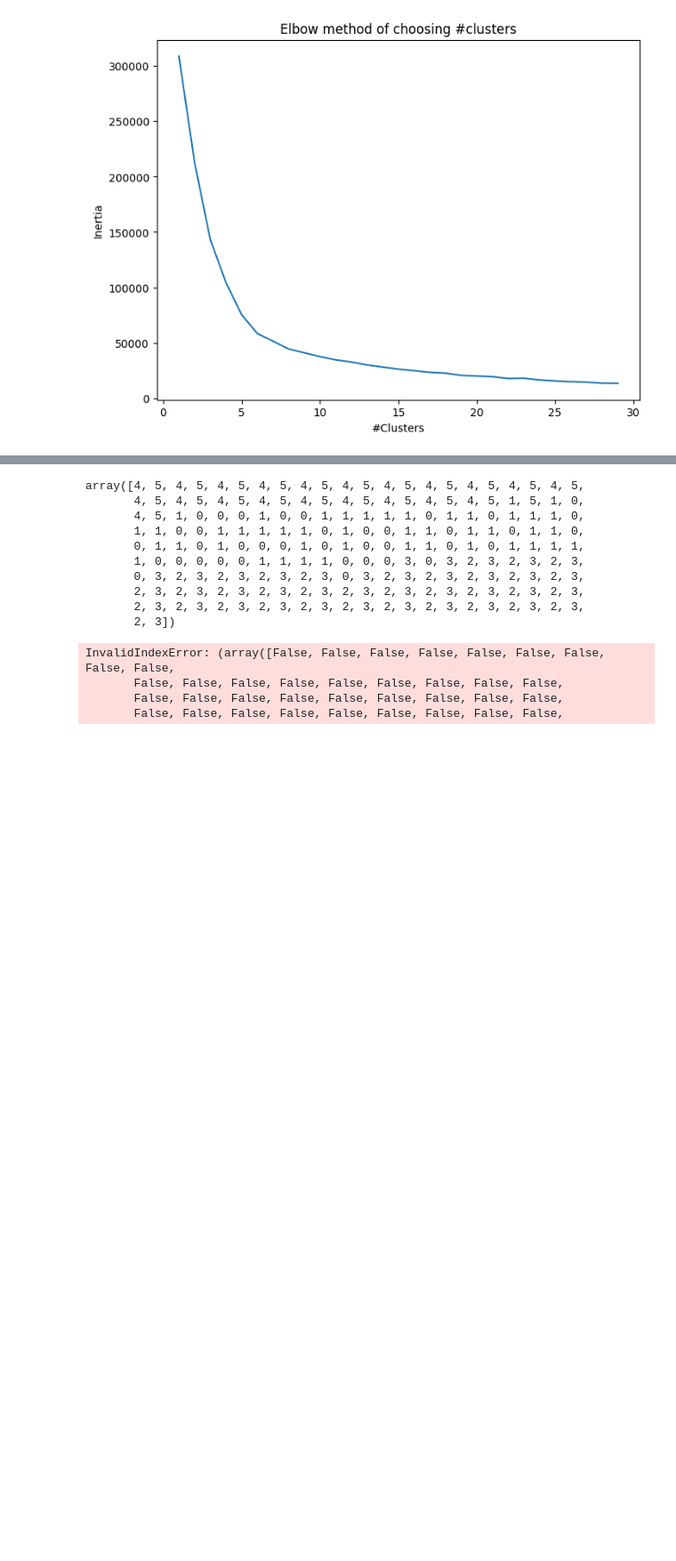
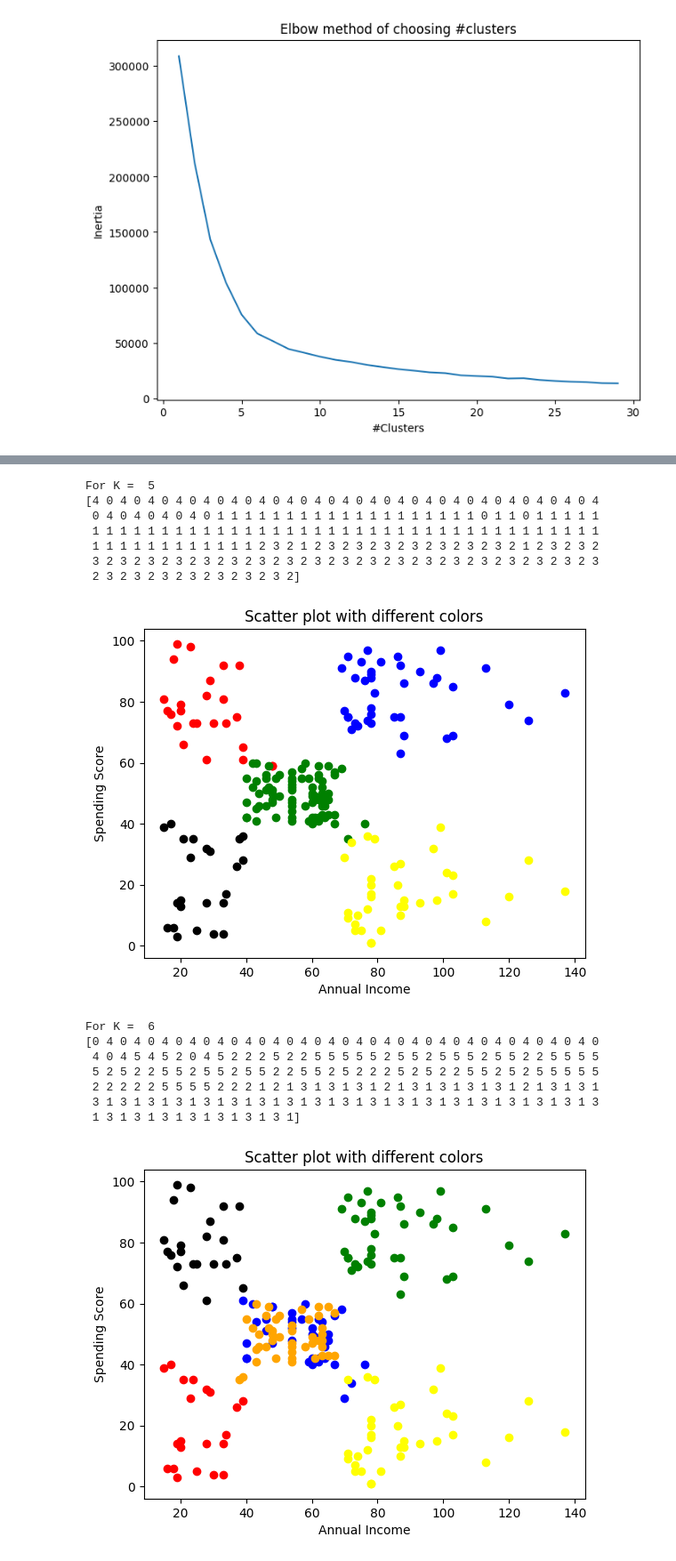
Before and after one commit to biswajit-github-2022/PRODIGY_ML_02, a Jupyter notebook: main_work.ipynb, the cells around one changed output, grey strips where cells are left out. Shown at 89% size. Drawn from its saved outputs; the diff is of its cells as text; code cells hidden in the pictures; blank space fills up the shorter version.

```diff
--- a/main_work.ipynb
+++ b/main_work.ipynb
@@ -81,28 +82,33 @@ plt.show()
-# %%
-model=KMeans(n_clusters=6)
-y=model.fit_predict(raw_data)
-# %%
-y
-# %% [output]
-array([4, 5, 4, 5, 4, 5, 4, 5, 4, 5, 4, 5, 4, 5, 4, 5, 4, 5, 4, 5, 4, 5,
-       4, 5, 4, 5, 4, 5, 4, 5, 4, 5, 4, 5, 4, 5, 4, 5, 4, 5, 1, 5, 1, 0,
-       4, 5, 1, 0, 0, 0, 1, 0, 0, 1, 1, 1, 1, 1, 0, 1, 1, 0, 1, 1, 1, 0,
-       1, 1, 0, 0, 1, 1, 1, 1, 1, 0, 1, 0, 0, 1, 1, 0, 1, 1, 0, 1, 1, 0,
-       0, 1, 1, 0, 1, 0, 0, 0, 1, 0, 1, 0, 0, 1, 1, 0, 1, 0, 1, 1, 1, 1,
-       1, 0, 0, 0, 0, 0, 1, 1, 1, 1, 0, 0, 0, 3, 0, 3, 2, 3, 2, 3, 2, 3,
-       0, 3, 2, 3, 2, 3, 2, 3, 2, 3, 0, 3, 2, 3, 2, 3, 2, 3, 2, 3, 2, 3,
-       2, 3, 2, 3, 2, 3, 2, 3, 2, 3, 2, 3, 2, 3, 2, 3, 2, 3, 2, 3, 2, 3,
-       2, 3, 2, 3, 2, 3, 2, 3, 2, 3, 2, 3, 2, 3, 2, 3, 2, 3, 2, 3, 2, 3,
-       2, 3])
-# %%
-plt.scatter(raw_data[y==0,1],raw_data[y==0,2],color='b')
-plt.scatter(raw_data[y==1,1],raw_data[y==1,2],color='r')
-plt.scatter(raw_data[y==2,1],raw_data[y==2,2],color='orange')
-plt.scatter(raw_data[y==3,1],raw_data[y==3,2],color='g')
-plt.scatter(raw_data[y==4,1],raw_data[y==4,2],color='pink')
-plt.scatter(raw_data[y==5,1],raw_data[y==5,2],color='y')
-# %% [output]
-InvalidIndexError: (array([False, False, False, False, False, False, False, False, False,
-       False, False, False, False, False, False, False, False, False,
-       False, False, False, False, False, False, False, False, False,
-       False, False, False, False, False, False, False, False, False,
+# %%
+for i in range(5,9) :
+    print("For K = ",i)
+    model=KMeans(n_clusters=i)
+    y=model.fit_predict(raw_data)
+    print(y)
+    colors = ['red', 'green', 'blue','yellow', 'black','orange', 'violet', 'pink']
+    l=0
+    for y_data, color in zip(y, colors):
+        plt.scatter(raw_data[y==l].iloc[:, 2],raw_data[y==l].iloc[:, 3], color=color, label=f'Color {color}')
+        l+=1
+    # plt.legend()
+    plt.xlabel('Annual Income')
+    plt.ylabel('Spending Score')
+    plt.title('Scatter plot with different colors')
+    plt.show()
+# %% [output]
+For K =  5
+[4 0 4 0 4 0 4 0 4 0 4 0 4 0 4 0 4 0 4 0 4 0 4 0 4 0 4 0 4 0 4 0 4 0 4 0 4
+ 0 4 0 4 0 4 0 4 0 1 1 1 1 1 1 1 1 1 1 1 1 1 1 1 1 1 1 1 0 1 1 0 1 1 1 1 1
+ 1 1 1 1 1 1 1 1 1 1 1 1 1 1 1 1 1 1 1 1 1 1 1 1 1 1 1 1 1 1 1 1 1 1 1 1 1
+ 1 1 1 1 1 1 1 1 1 1 1 1 2 3 2 1 2 3 2 3 2 3 2 3 2 3 2 3 2 3 2 1 2 3 2 3 2
+ 3 2 3 2 3 2 3 2 3 2 3 2 3 2 3 2 3 2 3 2 3 2 3 2 3 2 3 2 3 2 3 2 3 2 3 2 3
+ 2 3 2 3 2 3 2 3 2 3 2 3 2 3 2]
+[figure, added]
+For K =  6
+[0 4 0 4 0 4 0 4 0 4 0 4 0 4 0 4 0 4 0 4 0 4 0 4 0 4 0 4 0 4 0 4 0 4 0 4 0
+ 4 0 4 5 4 5 2 0 4 5 2 2 2 5 2 2 5 5 5 5 5 2 5 5 2 5 5 5 2 5 5 2 2 5 5 5 5
+ 5 2 5 2 2 5 5 2 5 5 2 5 5 2 2 5 5 2 5 2 2 2 5 2 5 2 2 5 5 2 5 2 5 5 5 5 5
+ 2 2 2 2 2 5 5 5 5 2 2 2 1 2 1 3 1 3 1 3 1 2 1 3 1 3 1 3 1 3 1 2 1 3 1 3 1
+ 3 1 3 1 3 1 3 1 3 1 3 1 3 1 3 1 3 1 3 1 3 1 3 1 3 1 3 1 3 1 3 1 3 1 3 1 3
+ 1 3 1 3 1 3 1 3 1 3 1 3 1 3 1]
+[figure, added]
```
Also changed, not shown: parts of 10 cells of this notebook.
